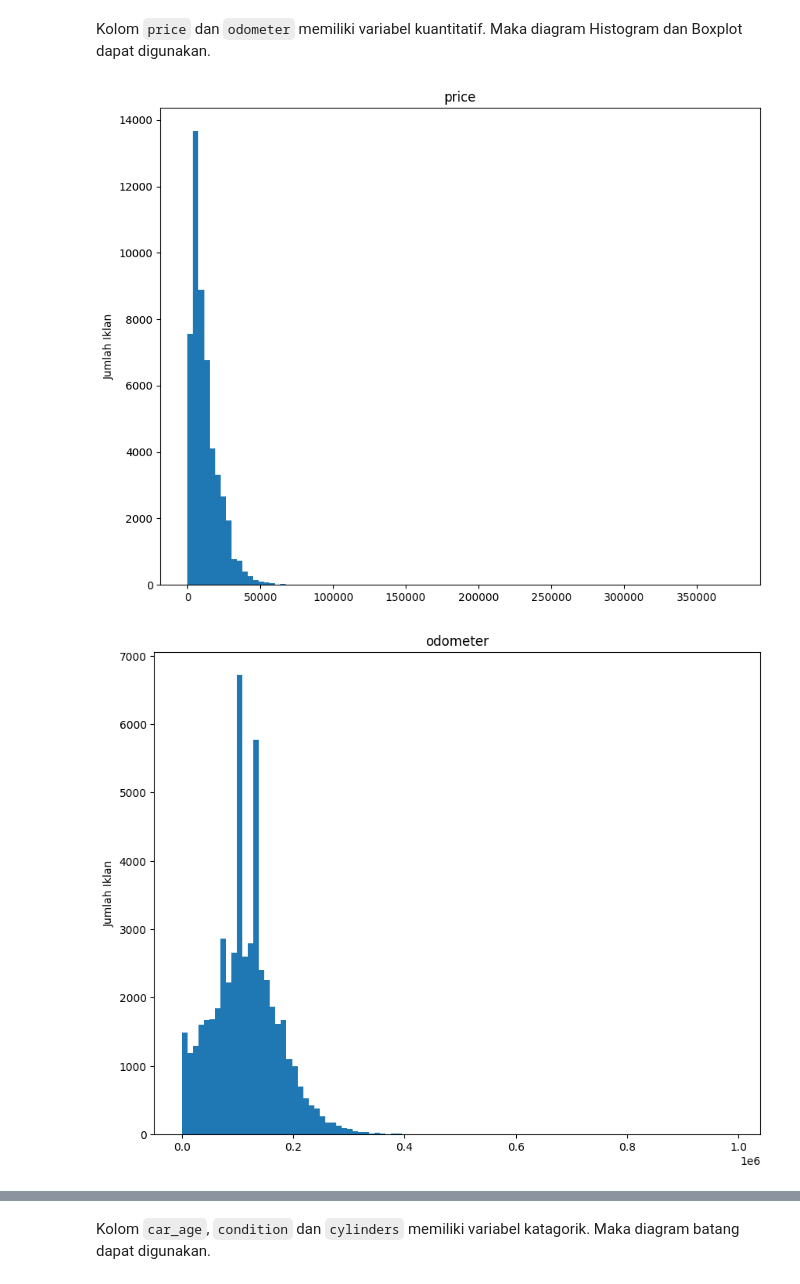
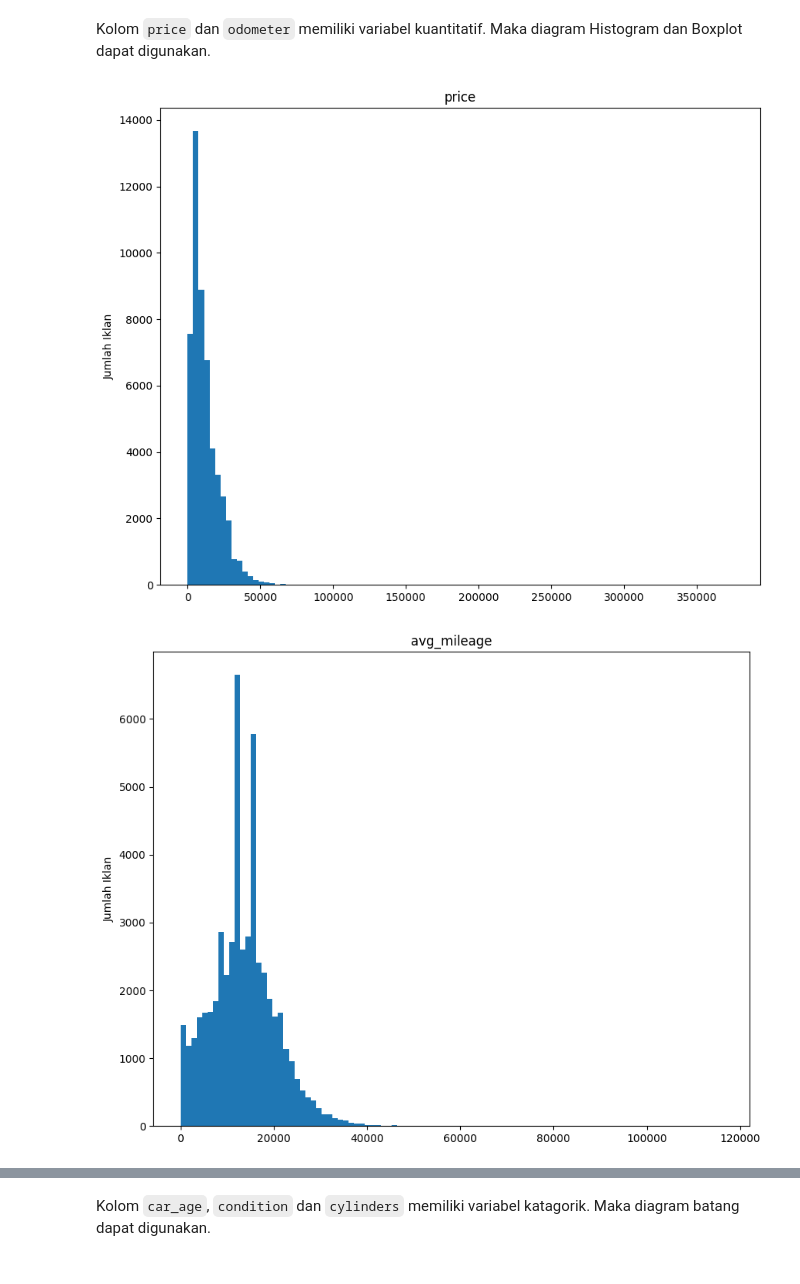
Before and after one commit to ShirotaT/DataAnalyst_Practicum, a Jupyter notebook: Project_3/57ec1497-8bd0-4989-ae0f-b3a815bc570b.ipynb, the cells around one changed output, grey strips where cells are left out. Saved outputs shown, nothing was run; the diff lists cells and outputs as text; code cells hidden in the pictures.

```diff
--- a/Project_3/57ec1497-8bd0-4989-ae0f-b3a815bc570b.ipynb
+++ b/Project_3/57ec1497-8bd0-4989-ae0f-b3a815bc570b.ipynb
@@ -672,25 +598,25 @@ data_new[['price', 'car_age', 'odometer', 'condition', 'cylinders']]
 # %% [markdown]
 Kolom `price` dan `odometer` memiliki variabel kuantitatif. Maka diagram Histogram dan Boxplot dapat digunakan.
 # %%
-kuantitatif_column = ['price', 'odometer']
+kuantitatif_column = ['price', 'avg_mileage']
 
 for column in kuantitatif_column:
     # Create a figure and axis
     fig, ax = plt.subplots(figsize=(10,8))
 
     # Plot a histogram for the column
     ax.hist(data_new[column], bins=100)
 
     # Set the x-axis and y-axis labels
     plt.xlabel('')
     plt.ylabel('Jumlah Iklan')
     plt.title(column)
 
     # Show the plot
     plt.show()
 # %% [output]
 [figure]
-[figure, old version]
+[figure, new version]
 # %% [markdown]
 **Kesimpulan sementara:**
 
```
Also changed, not shown: parts of 43 cells of this notebook.
